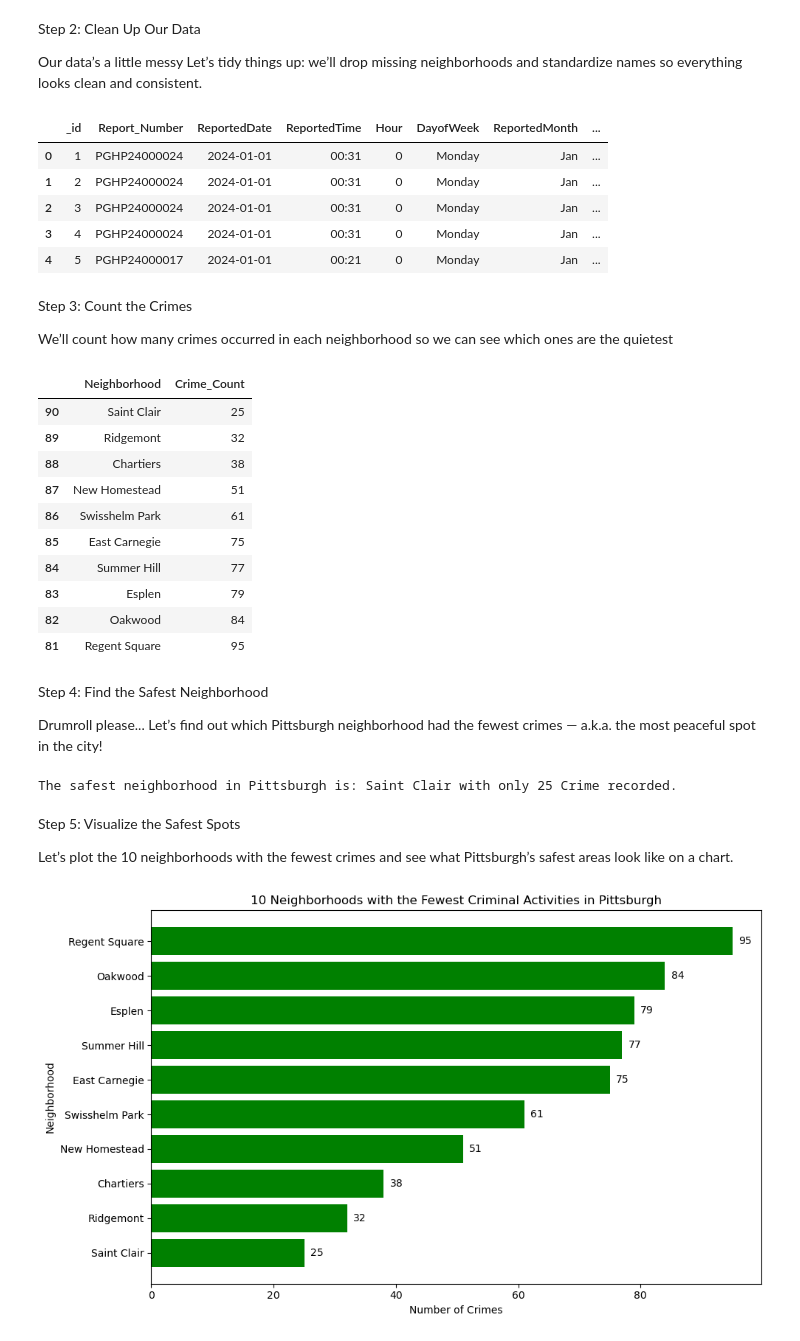
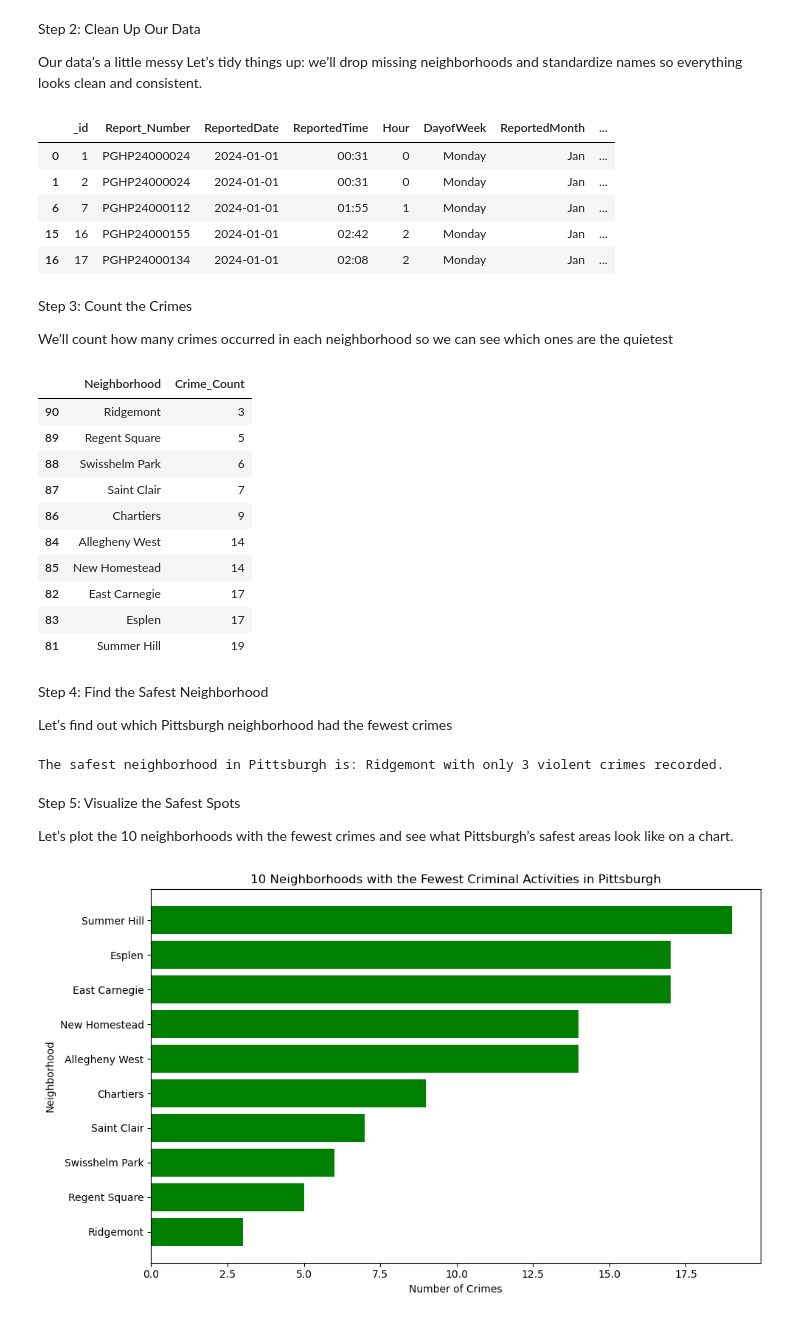
Before and after one commit to ELS522/pitt-best-neighborhood, a Jupyter notebook: final notebooks/elda_metric.ipynb, the cells around one changed output. Drawn from its saved outputs; the diff is of its cells as text; code cells hidden in the pictures.

```diff
--- a/final notebooks/elda_metric.ipynb
+++ b/final notebooks/elda_metric.ipynb
@@ -7,7 +7,9 @@ Before we dive into the numbers, let’s grab our data and take a peek!
 We’ll import the dataset and see what kind of information we’re working with.
 # %%
 import matplotlib.pyplot as plt
+import pandas as pd
 
-df = pd.read_csv("criminalactivity.csv")
-df.head()
+crimes_df = pd.read_csv("criminalactivity.csv")
+print('Preview of dataset:')
+crimes_df.head(10)
 # %% [output]
@@ -23,87 +31,76 @@ Step 2: Clean Up Our Data
 Our data’s a little messy
 Let’s tidy things up: we’ll drop missing neighborhoods and standardize names so everything looks clean and consistent.
 # %%
-# Check for missing values
-df.isnull().sum()
+crimes_df = crimes_df.dropna(subset=['Neighborhood'])
+vio_crimes = [
+    "Assault Offenses",
+    "Robbery",
+    "Homicide Offenses",
+    "Kidnapping/Abduction",
+    "Sex Offenses",
+    "Arson"
+]
 
-# Drop rows without neighborhood information
-df = df.dropna(subset=['Neighborhood'])
-
-# Convert ReportedDate to datetime
-df['ReportedDate'] = pd.to_datetime(df['ReportedDate'], errors='coerce')
-
-# Make sure neighborhood names are consistent (strip spaces, capitalize)
-df['Neighborhood'] = df['Neighborhood'].str.strip().str.title()
-
-df.head()
+crimes_df = crimes_df[crimes_df['NIBRS_Offense_Category'].isin(vio_crimes)]
+crimes_df['Neighborhood'] = crimes_df['Neighborhood'].str.strip().str.title()
+crimes_df.head()
 # %% [output]
 |  | _id | Report_Number | ReportedDate | ReportedTime | Hour | DayofWeek | ReportedMonth | ... |
 | 0 | 1 | PGHP24000024 | 2024-01-01 | 00:31 | 0 | Monday | Jan | ... |
 | 1 | 2 | PGHP24000024 | 2024-01-01 | 00:31 | 0 | Monday | Jan | ... |
-| 2 | 3 | PGHP24000024 | 2024-01-01 | 00:31 | 0 | Monday | Jan | ... |
-| 3 | 4 | PGHP24000024 | 2024-01-01 | 00:31 | 0 | Monday | Jan | ... |
-| 4 | 5 | PGHP24000017 | 2024-01-01 | 00:21 | 0 | Monday | Jan | ... |
+| 6 | 7 | PGHP24000112 | 2024-01-01 | 01:55 | 1 | Monday | Jan | ... |
+| 15 | 16 | PGHP24000155 | 2024-01-01 | 02:42 | 2 | Monday | Jan | ... |
+| 16 | 17 | PGHP24000134 | 2024-01-01 | 02:08 | 2 | Monday | Jan | ... |
 # %% [markdown]
 Step 3: Count the Crimes
 
 We’ll count how many crimes occurred in each neighborhood so we can see which ones are the quietest
 # %%
-# Count arrests per neighborhood
-crime_by_neighborhood = df['Neighborhood'].value_counts().reset_index()
+crime_by_neighborhood = crimes_df['Neighborhood'].value_counts().reset_index()
 crime_by_neighborhood.columns = ['Neighborhood', 'Crime_Count']
-
-# Sort from most to least arrests
 crime_by_neighborhood = crime_by_neighborhood.sort_values(by='Crime_Count', ascending=True)
-
 crime_by_neighborhood.head(10)
 # %% [output]
 |  | Neighborhood | Crime_Count |
-| 90 | Saint Clair | 25 |
-| 89 | Ridgemont | 32 |
-| 88 | Chartiers | 38 |
-| 87 | New Homestead | 51 |
-| 86 | Swisshelm Park | 61 |
-| 85 | East Carnegie | 75 |
-| 84 | Summer Hill | 77 |
-| 83 | Esplen | 79 |
-| 82 | Oakwood | 84 |
-| 81 | Regent Square | 95 |
+| 90 | Ridgemont | 3 |
+| 89 | Regent Square | 5 |
+| 88 | Swisshelm Park | 6 |
+| 87 | Saint Clair | 7 |
+| 86 | Chartiers | 9 |
+| 84 | Allegheny West | 14 |
+| 85 | New Homestead | 14 |
+| 82 | East Carnegie | 17 |
+| 83 | Esplen | 17 |
+| 81 | Summer Hill | 19 |
 # %% [markdown]
 Step 4: Find the Safest Neighborhood
 
-Drumroll please...
-Let’s find out which Pittsburgh neighborhood had the fewest crimes —
-a.k.a. the most peaceful spot in the city!
+
+Let’s find out which Pittsburgh neighborhood had the fewest crimes
 # %%
-# The last row will have the fewest arrests
 safest = crime_by_neighborhood.iloc[0]
 
 print("The safest neighborhood in Pittsburgh is:",
       safest['Neighborhood'],
       "with only",
       safest['Crime_Count'],
-      "Crime recorded.")
+      "violent crimes recorded.")
 # %% [output]
-The safest neighborhood in Pittsburgh is: Saint Clair with only 25 Crime recorded.
+The safest neighborhood in Pittsburgh is: Ridgemont with only 3 violent crimes recorded.
 # %% [markdown]
 Step 5: Visualize the Safest Spots
 
 Let’s plot the 10 neighborhoods with the fewest crimes and see what Pittsburgh’s safest areas look like on a chart.
 # %%
-# Get 10 neighborhoods with fewest crimes
 bottom_10 = crime_by_neighborhood.head(10)
 
 plt.figure(figsize=(10,6))
 plt.barh(bottom_10['Neighborhood'], bottom_10['Crime_Count'], color='green')
 plt.title('10 Neighborhoods with the Fewest Criminal Activities in Pittsburgh')
 plt.xlabel('Number of Crimes')
 plt.ylabel('Neighborhood')
 
-# Optional: add labels on the bars
-for index, value in enumerate(bottom_10['Crime_Count']):
-    plt.text(value + 1, index, str(value), va='center')
-
 plt.tight_layout()
 plt.show()
 # %% [output]
-[figure, old version]
+[figure, new version]
```
Also changed, not shown: parts of 2 cells of this notebook, 2 other files.
